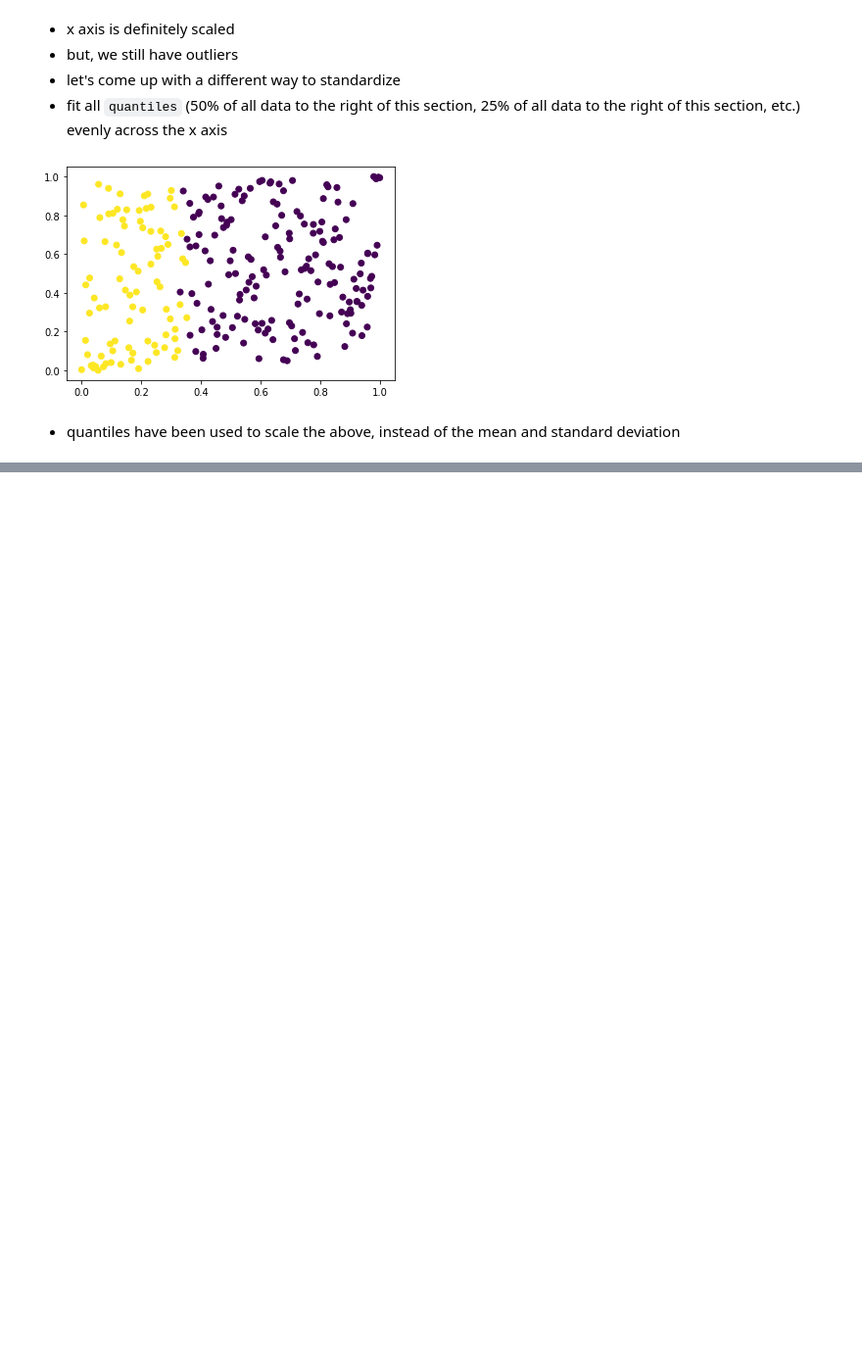
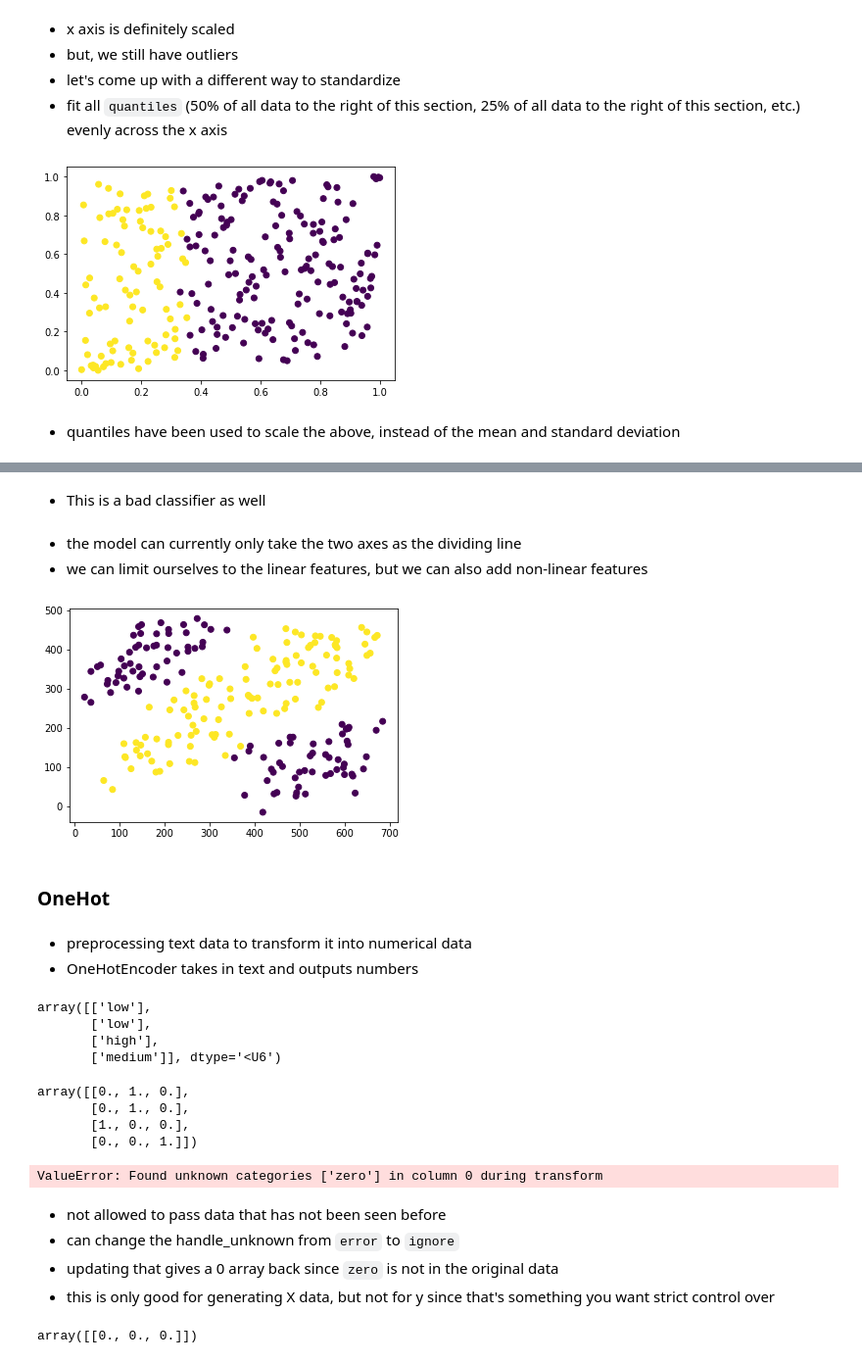
Before and after one commit to MiConnell/Learning-Notebooks, a Jupyter notebook: sklearn.ipynb, the cells around one changed output, grey strips where cells are left out. Shown at 98% size. Saved outputs shown, nothing was run; the diff lists cells and outputs as text; code cells hidden in the pictures; blank space fills up the shorter version.

```diff
--- a/sklearn.ipynb
+++ b/sklearn.ipynb
@@ -73,0 +104,28 @@ plt.scatter(X_new[:, 0], X_new[:, 1], c=y);
+# %% [markdown]
+- This is a bad classifier as well
+# %% [markdown]
+- the model can currently only take the two axes as the dividing line
+- we can limit ourselves to the linear features, but we can also add non-linear features
+# %%
+from sklearn.preprocessing import PolynomialFeatures
+pipe_poly = Pipeline([
+    ("scale", PolynomialFeatures()),
+    ("model", LogisticRegression())
+])
+pred_poly = pipe_poly.fit(X, y).predict(X)
+plt.scatter(X[:, 0], X[:, 1], c=pred_poly);
+# %% [output]
+[figure, added]
+# %% [markdown]
+### OneHot
+# %% [markdown]
+- preprocessing text data to transform it into numerical data
+- OneHotEncoder takes in text and outputs numbers
+# %%
+arr = np.array(["low", "low", "high", "medium"]).reshape(-1, 1)
+arr
+# %% [output]
+array([['low'],
+       ['low'],
+       ['high'],
+       ['medium']], dtype='<U6')
@@ -73,0 +134,23 @@ plt.scatter(X_new[:, 0], X_new[:, 1], c=y);
+# %%
+enc = OneHotEncoder(sparse=False)
+enc.fit_transform(arr)
+# %% [output]
+array([[0., 1., 0.],
+       [0., 1., 0.],
+       [1., 0., 0.],
+       [0., 0., 1.]])
+# %%
+enc.transform([["zero"]])
+# %% [output]
+ValueError: Found unknown categories ['zero'] in column 0 during transform
+# %% [markdown]
+- not allowed to pass data that has not been seen before
+- can change the handle_unknown from `error` to `ignore`
+- updating that gives a 0 array back since `zero` is not in the original data
+- this is only good for generating X data, but not for y since that's something you want strict control over
+# %%
+enc = OneHotEncoder(sparse=False, handle_unknown='ignore')
+enc.fit_transform(arr)
+enc.transform([["zero"]])
+# %% [output]
+array([[0., 0., 0.]])
```
Also changed, not shown: parts of 24 cells of this notebook.
